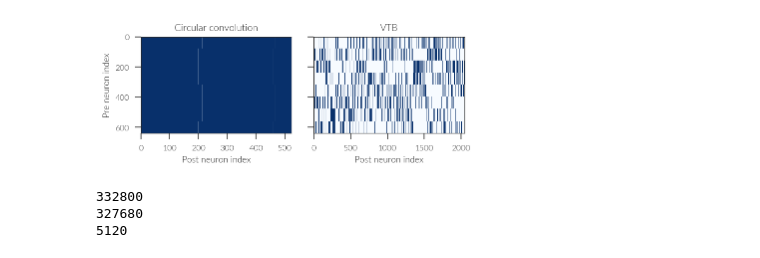
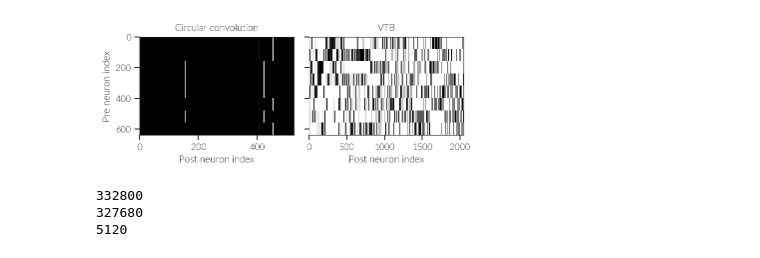
Before and after one commit to ctn-archive/vtb, a Jupyter notebook: VTB vs CC connectivity.ipynb, the cells around one changed output. Drawn from its saved outputs; the diff is of its cells as text; code cells hidden in the pictures.

Commit message:
Make figures black & white

```diff
--- a/VTB vs CC connectivity.ipynb
+++ b/VTB vs CC connectivity.ipynb
@@ -103,23 +103,23 @@ HtmlProgressBar cannot be displayed. Please use the TerminalProgressBar. It can
 # %%
 fig = plt.figure(figsize=(textwidth, row_height))
 
 ax1 = fig.add_subplot(1, 2, 1)
-ax1.imshow(cc_conn, aspect='auto', interpolation='none', vmin=0, vmax=1, cmap='Blues')
+ax1.imshow(cc_conn, aspect='auto', interpolation='none', vmin=0, vmax=1, cmap='Greys')
 
 ax2 = fig.add_subplot(1, 2, 2, sharey=ax1)
 ax2.label_outer()
-im = ax2.imshow(vtb_conn, aspect='auto', interpolation='none', vmin=0, vmax=1, cmap='Blues')
+im = ax2.imshow(vtb_conn, aspect='auto', interpolation='none', vmin=0, vmax=1, cmap='Greys')
 
 ax1.set_xlabel("Post neuron index")
 ax2.set_xlabel("Post neuron index")
 ax1.set_ylabel("Pre neuron index")
 
 ax1.set_title("Circular convolution")
 ax2.set_title("VTB")
 
 fig.tight_layout()
 # %% [output]
-[figure, old version]
+[figure, new version]
 # %%
 print(np.sum(cc_conn))
 print(np.sum(vtb_conn))
```
Also changed, not shown: parts of 1 cell of this notebook, 1 other file.
